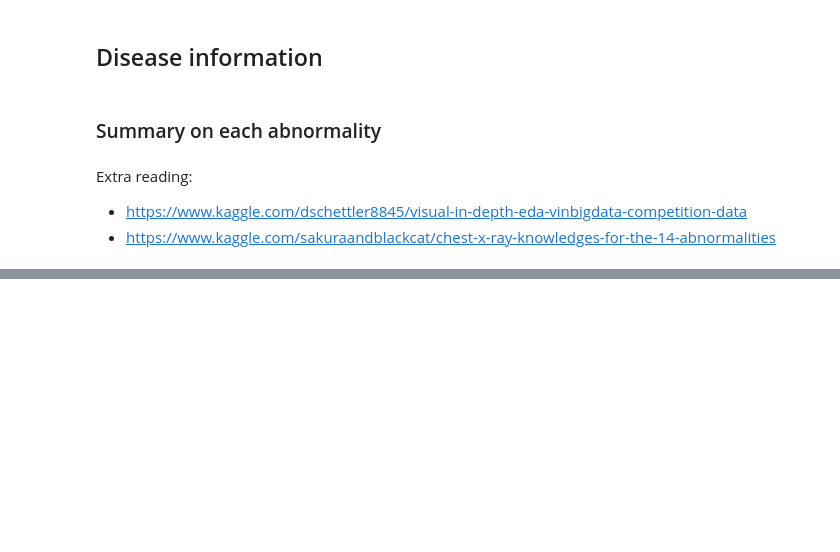
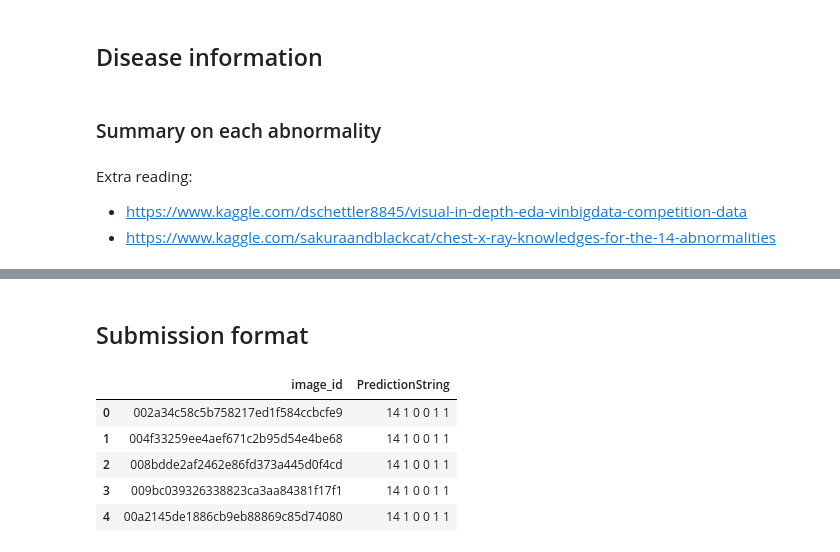
Before and after one commit to Witalia008/kaggle-public, a Jupyter notebook: vinbigdata-chest-xray-abnormalities-detection/vbd-chest-xray-eda.ipynb, the cells around one changed output, grey strips where cells are left out. Saved outputs shown, nothing was run; the diff lists cells and outputs as text; code cells hidden in the pictures; blank space fills up the shorter version.

```diff
--- a/vinbigdata-chest-xray-abnormalities-detection/vbd-chest-xray-eda.ipynb
+++ b/vinbigdata-chest-xray-abnormalities-detection/vbd-chest-xray-eda.ipynb
@@ -292,0 +320,12 @@ Extra reading:
+# %% [markdown]
+## Submission format
+# %%
+submission_sample = pd.read_csv(os.path.join(INPUT_FOLDER, "sample_submission.csv"))
+submission_sample.head()
+# %% [output]
+|  | image_id | PredictionString |
+| 0 | 002a34c58c5b758217ed1f584ccbcfe9 | 14 1 0 0 1 1 |
+| 1 | 004f33259ee4aef671c2b95d54e4be68 | 14 1 0 0 1 1 |
+| 2 | 008bdde2af2462e86fd373a445d0f4cd | 14 1 0 0 1 1 |
+| 3 | 009bc039326338823ca3aa84381f17f1 | 14 1 0 0 1 1 |
+| 4 | 00a2145de1886cb9eb88869c85d74080 | 14 1 0 0 1 1 |
```
Also changed, not shown: parts of 3 cells of this notebook, 1 other file.
